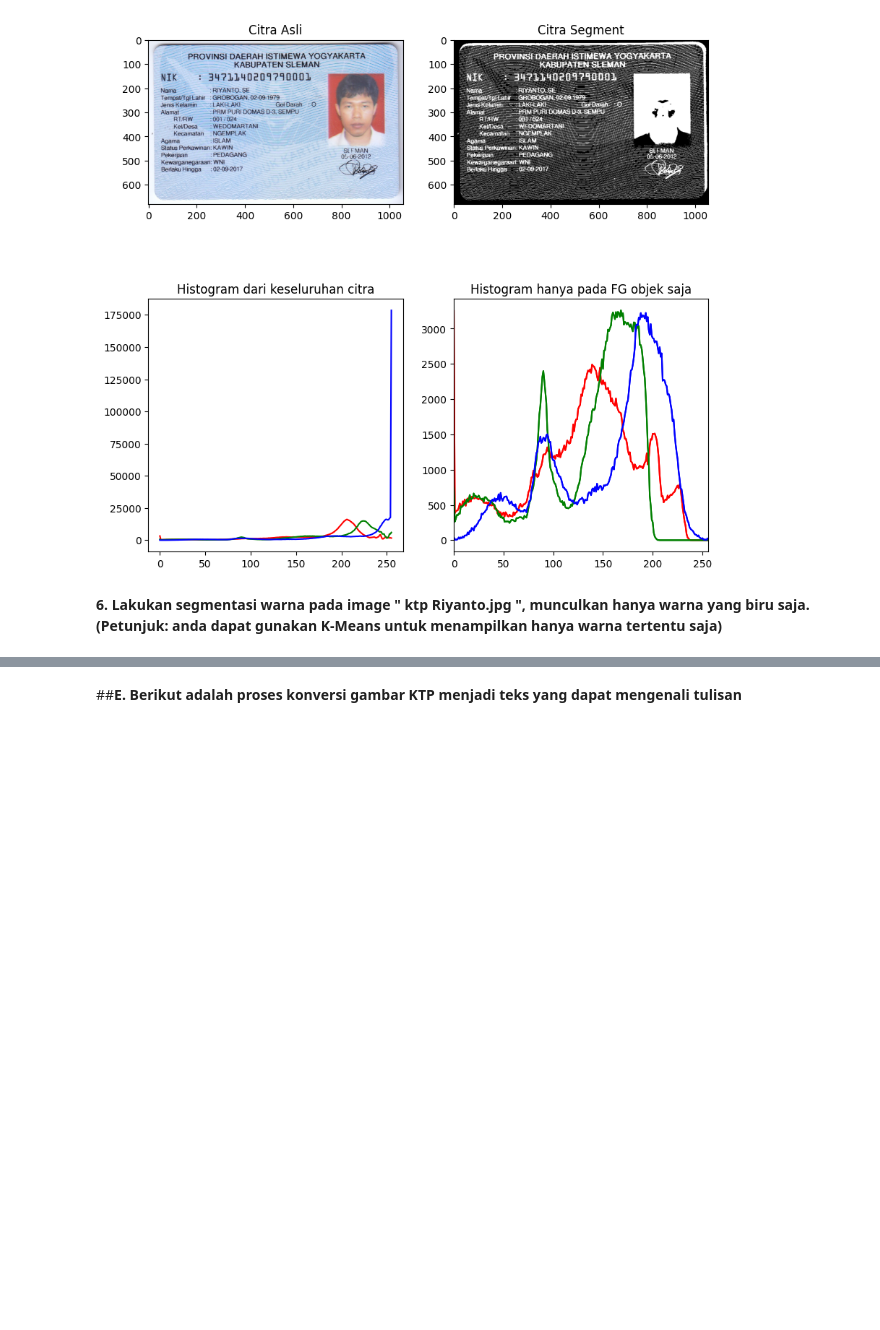
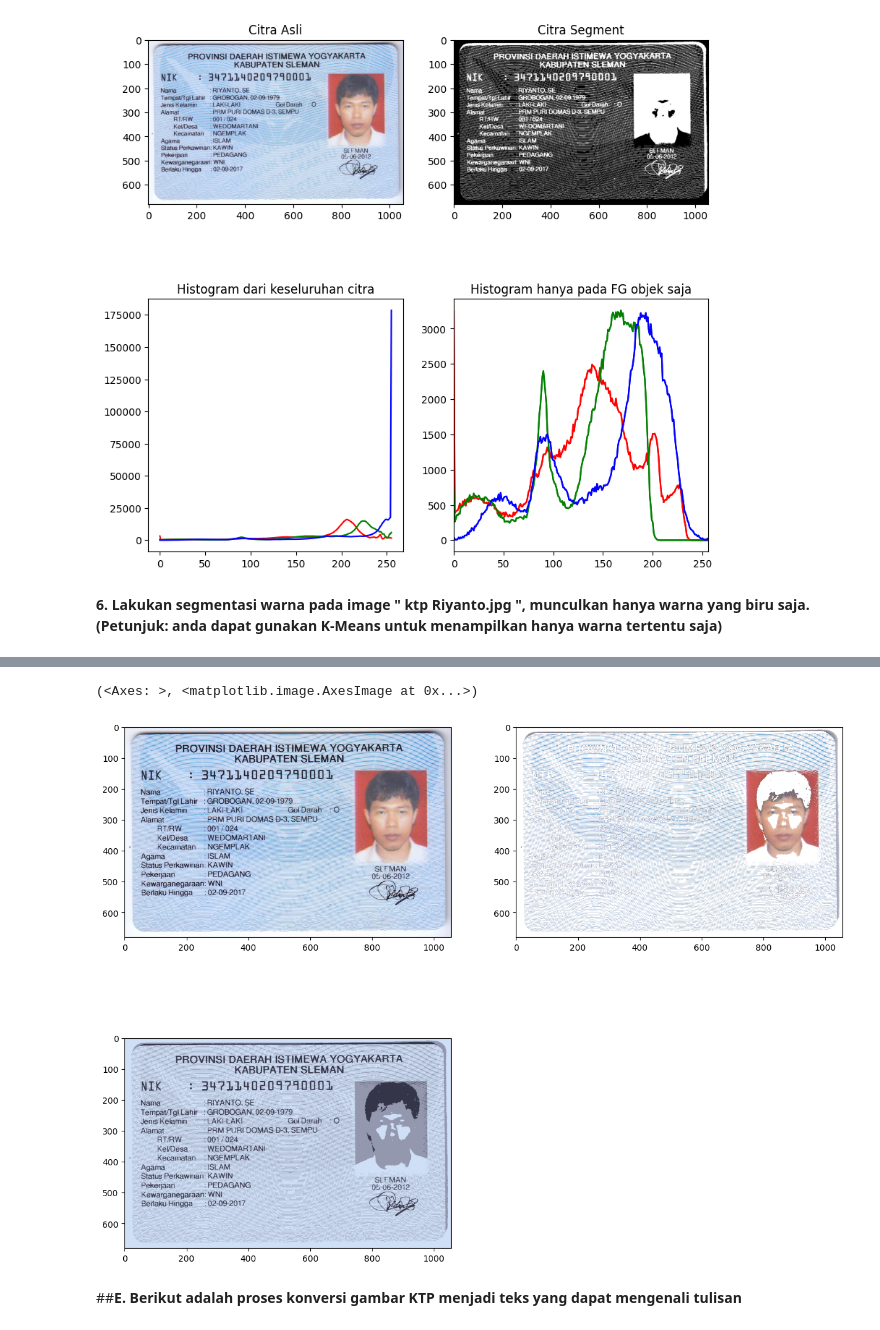
Before and after one commit to nadicika/PCVK, a Jupyter notebook: Pertemuan10.ipynb, the cells around one changed output, grey strips where cells are left out. Drawn from its saved outputs; the diff is of its cells as text; code cells hidden in the pictures; blank space fills up the shorter version.

```diff
--- a/Pertemuan10.ipynb
+++ b/Pertemuan10.ipynb
@@ -194,3 +146,57 @@ plt.show()
+# %%
+filename = ('/content/drive/MyDrive/PCVK/my images/KTP_More/ktp.png')
+img = cv.imread(filename)
+img = cv.cvtColor(img,cv.COLOR_BGR2RGB)
+'''
+kita akan menggunakan fungsi cv.kmeans() yang meminta
+array 2D sebagai masukan, sedangkan image aslinya adalah
+array 3D
+selanjutnya kita perlu melakukan flattening array image
+masukan
+'''
+#reshape array ke bentuk 2D
+pixel_values = img.reshape((-1, 3))
+# convert to float
+pixel_values = np.float32(pixel_values)
+'''
+syarat berhenti iterasi dr KMeans adalah jika centroid
+sudah tidak terlalu banyak pergeseran posisi antara
+interasi sekarang
+dengan iterasi sebelumnya (konvergen). Karena jumlah data
+yang besar, maka kita akan hentikan iterasi saat jumlah
+iterasi = 100
+atau epsilon(selisih antara posisi centroid skrg dgn
+posisi centroid di iterasi sebelumnya) < 0.2
+'''
+criteria = (cv.TERM_CRITERIA_EPS + cv.TERM_CRITERIA_MAX_ITER, 160, 0.1)
+'''
+jika diperhatikan pada image asli, terdapat 3 warna utama
+(hijau, biru, dan putih/orange). untuk percobaan ini kita
+akan gunakan
+3 cluster untuk image ini
+'''
+k = 3
+_, labels, (centers) = cv.kmeans(pixel_values, k, None,
+criteria, 10, cv.KMEANS_RANDOM_CENTERS)
+#konversi titik centroid kedalam integer
+centers = np.uint8(centers)
+#flattening label array
+labels = labels.flatten()
+#konversi warna pixel asli kewarna dari tiap centroidnya
+segmented_image = centers[labels.flatten()]
+# reshape ke bentuk image asli
+segmented_image = segmented_image.reshape(img.shape)
+masked_image = np.copy(img)
+masked_image0 = masked_image.reshape((-1, 3))
+masked_image0[labels != 1] = [255, 255, 255]
+masked_image0 = masked_image0.reshape(img.shape)
+plt.figure(figsize = (15,12))
+plt.subplot(2,2,1),plt.imshow(img)
+plt.subplot(2,2,2),plt.imshow(masked_image0)
+plt.subplot(2,2,3),plt.imshow(segmented_image)
+# %% [output]
+(<Axes: >, <matplotlib.image.AxesImage at 0x...>)
+[figure, added]
 # %% [markdown]
 ##**E. Berikut adalah proses konversi gambar KTP menjadi teks yang dapat mengenali tulisan**
 # %% [markdown]
```
Also changed, not shown: parts of 1 cell of this notebook.
